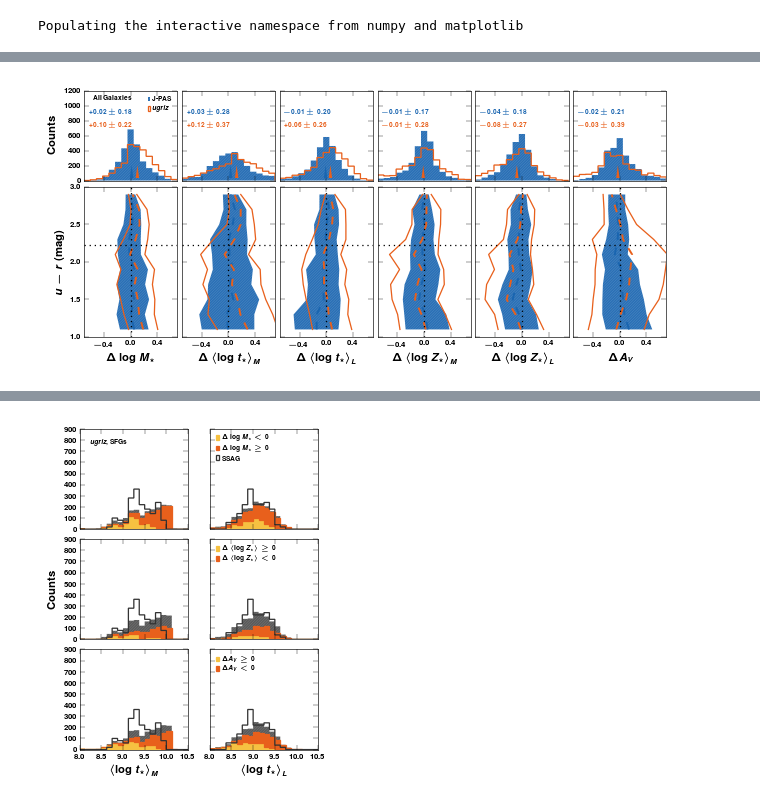
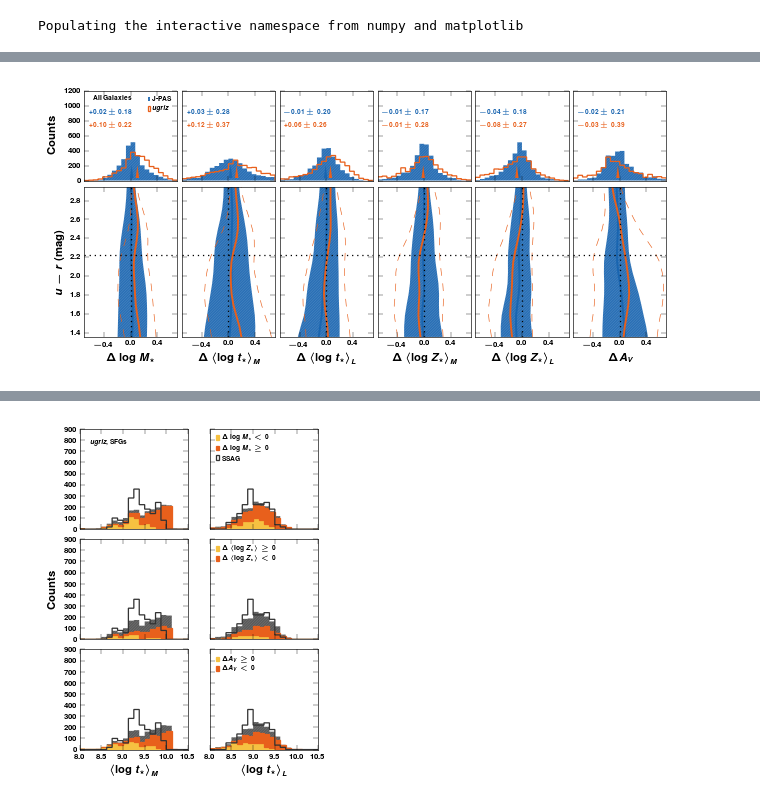
Before and after one commit to ajmejia/notebooks, a Jupyter notebook: TTANearbyUniverseCB13.ipynb, the cells around one changed output, grey strips where cells are left out. Cells and saved outputs as stored; diff of their text form; code cells hidden in the pictures.

```diff
--- a/TTANearbyUniverseCB13.ipynb
+++ b/TTANearbyUniverseCB13.ipynb
@@ -201,9 +201,8 @@ for i, j in product(xrange(axs.shape[0]), xrange(axs.shape[1])):
     med_b = median(residual_b[kw[j]][mask])
     p16_b, p84_b = percentile(residual_b[kw[j]][mask], [16.0, 84.0])
 
-    axs[i, j].hist(residual_h[kw[j]][mask], 15, range=lm, histtype="step", hatch=hatching, color=color_h, lw=0,
-                   label=label_h)
-    axs[i, j].hist(residual_b[kw[j]][mask], 15, range=lm, histtype="step", color=color_b, label=label_b)
+    axs[i, j].hist(residual_h[kw[j]][mask], 20, range=lm, histtype="step", hatch=hatching, color=color_h, lw=0, label=label_h)
+    axs[i, j].hist(residual_b[kw[j]][mask], 20, range=lm, histtype="step", color=color_b, label=label_b)
 
     med_h_axes = axs[i, j].transAxes.inverted().transform(axs[i, j].transData.transform((med_h, 0.0)))+array([0,0.2])
     med_b_axes = axs[i, j].transAxes.inverted().transform(axs[i, j].transData.transform((med_b, 0.0)))+array([0,0.2])
@@ -233,6 +286,8 @@ color_h, color_b = jpas_sg[1], sdss_sg[1]
 label_h, label_b = jpas_lb, sdss_lb
 sed_type_h, sed_type_b = "jpas", "sdss"
 hist_ylm = 0, 1200
+nb = 15
+xlm, ylm = (-0.7, 0.7), (1.3, 3.0)
 #--------------------------------------------------------------------------------
 
 fig, axs = subplots(1, len(kw), figsize=(7, 3.3), sharex=True, sharey=True)
@@ -245,8 +300,7 @@ for ax in axs:
     plt.setp(axr[-1].get_xticklabels()+([] if ax.is_first_col() else axr[-1].get_yticklabels()), visible=False)
 axs = row_stack((axr, axs))
 
-xlm = axs[0, 0].set_xlim(-0.7, +0.7)
-ylm = axs[1, 0].set_ylim(1.0, 3.0)
+axs[0, 0].set_xlim(xlm)
 axs[0, 0].set_xticks([-0.4, 0, 0.4])
 axs[0, 0].set_ylabel(r"\bf Counts")
 axs[1, 0].set_ylabel(r"\bf $u-r$ (mag)")
@@ -259,44 +313,45 @@ for i, j in product(xrange(axs.shape[0]), xrange(axs.shape[1])):
         med_b = median(residual_b[kw[j]])
         p16_b, p84_b = percentile(residual_b[kw[j]], [16.0, 84.0])
 
-        axs[i, j].hist(residual_h[kw[j]], 15, range=xlm, histtype="step", hatch=hatching, color=color_h, lw=0,
+        axs[i, j].hist(residual_h[kw[j]], 20, range=xlm, histtype="step", hatch=hatching, color=color_h, lw=0,
                        label=label_h)
-        axs[i, j].hist(residual_b[kw[j]], 15, range=xlm, histtype="step", color=color_b, label=label_b)
+        axs[i, j].hist(residual_b[kw[j]], 20, range=xlm, histtype="step", color=color_b, label=label_b)
 
         med_h_axes = axs[i, j].transAxes.inverted().transform(axs[i, j].transData.transform((med_h, 0.0)))+array([0,0.2])
         med_b_axes = axs[i, j].transAxes.inverted().transform(axs[i, j].transData.transform((med_b, 0.0)))+array([0,0.2])
         axs[i, j].annotate("", med_h_axes, (med_h,0.0), "axes fraction", "data", {"arrowstyle":"wedge","fc":color_h,"ec":"none"})
         axs[i, j].annotate("", med_b_axes, (med_b,0.0), "axes fraction", "data", {"arrowstyle":"wedge","fc":color_b,"ec":"none"})
 
         str_h = r"\bf $%+.2f\pm{%.2f}$" % (med_h, (p84_h-p16_h)*0.5)
         str_b = r"\bf $%+.2f\pm{%.2f}$" % (med_b, (p84_b-p16_b)*0.5)
         axs[i, j].text(0.05, 0.75, str_h, fontsize=tsize, color=color_h, ha="left", transform=axs[i, j].transAxes)
         axs[i, j].text(0.05, 0.60, str_b, fontsize=tsize, color=color_b, ha="left", transform=axs[i, j].transAxes)
     else:
-        xh, yh, eh = binner(lcolor, residual_h[kw[j]], 10, ylm, "mean")
-        xb, yb, eb = binner(lcolor, residual_b[kw[j]], 10, ylm, "mean")
+        xh, yh, eh = binner(lcolor, residual_h[kw[j]], nb, ylm, "mean")
+        xb, yb, eb = binner(lcolor, residual_b[kw[j]], nb, ylm, "mean")
 
-        axs[i, j].plot(yh, xh, "--", color=color_h, lw=1.5)
-        axs[i, j].fill_betweenx(xh, yh-eh[0], yh+eh[1], color=color_h, hatch=hatching, facecolor="none", lw=0)
+        axs[i, j].plot(gaussian_filter(yh,1.5), xh, "-", color=color_h, lw=1.5)
+        axs[i, j].fill_betweenx(xh, gaussian_filter(yh-eh[0],1.5), gaussian_filter(yh+eh[1],1.5), color=color_h, hatch=hatching, facecolor="none", lw=0)
 
-        axs[i, j].plot(yb, xb, "--", color=color_b, lw=1.5)
-        axs[i, j].plot(yb-eb[0], xb, "-", color=color_b, lw=1.0)
-        axs[i, j].plot(yb+eb[1], xb, "-", color=color_b, lw=1.0)
+        axs[i, j].plot(gaussian_filter(yb,1.5), xb, "-", color=color_b, lw=1.5)
+        axs[i, j].plot(gaussian_filter(yb-eb[0],1.5), xb, "--", color=color_b, lw=0.5)
+        axs[i, j].plot(gaussian_filter(yb+eb[1],1.5), xb, "--", color=color_b, lw=0.5)
 
         axs[i, j].axvline(ls=":", color="k")
         axs[i, j].axhline(2.22, ls=":", color="k")
 
         axs[i, j].set_xlabel(res_lbs[kw[j]])
 
+axs[1, 0].set_ylim(xh[0], xh[-1])
 axs[0, 0].text(0.1, 0.9, algs_lb, fontsize=tsize, ha="left", transform=axs[0, 0].transAxes)
 axs[0, 0].legend(loc=1, handlelength=0.3, handletextpad=0.3)
 
 fig.tight_layout()
 fig.subplots_adjust(wspace=0.05)
 
 savefig("{}{}_vs_{}".format("img/", sed_type_h, sed_type_b))
 # %% [output]
-[figure, old version]
+[figure, new version]
 # %%
 residual_h, residual_b = spec_res, jpas_res
 color_h, color_b = spec_sg[1], jpas_sg[1]
```
Also changed, not shown: parts of 5 cells of this notebook.
